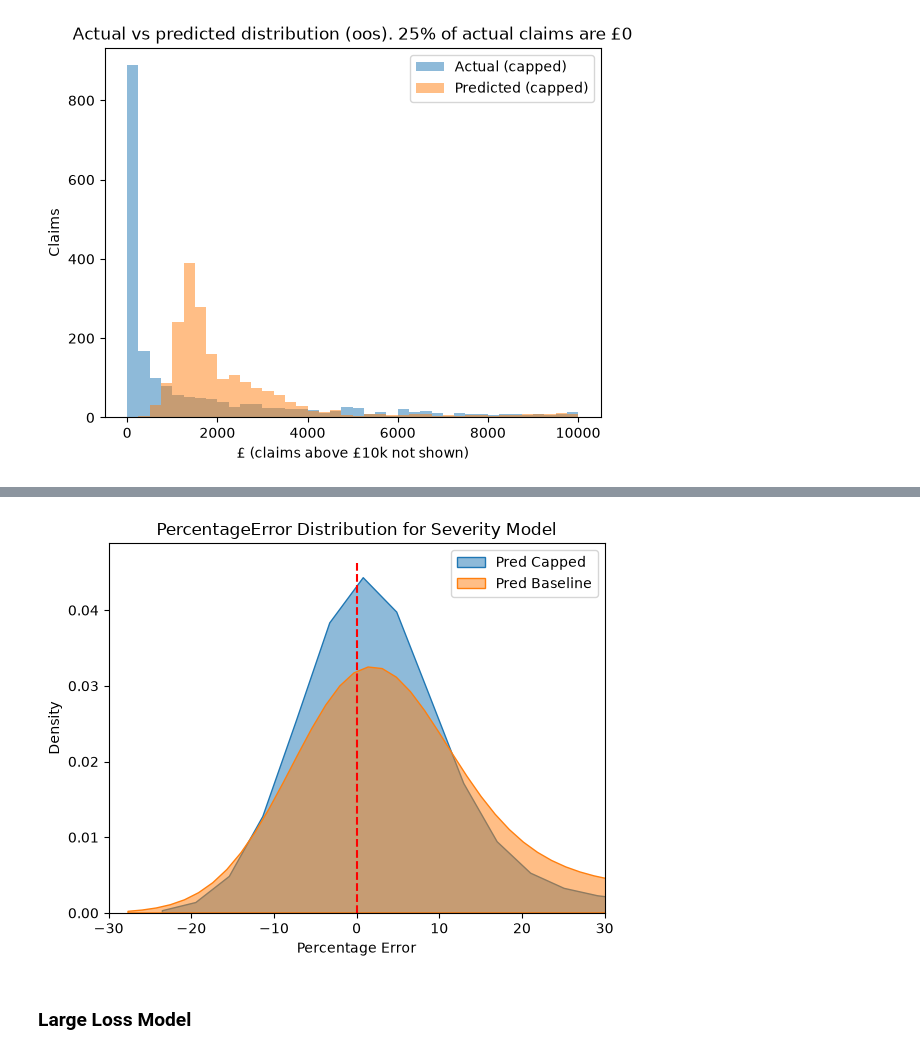
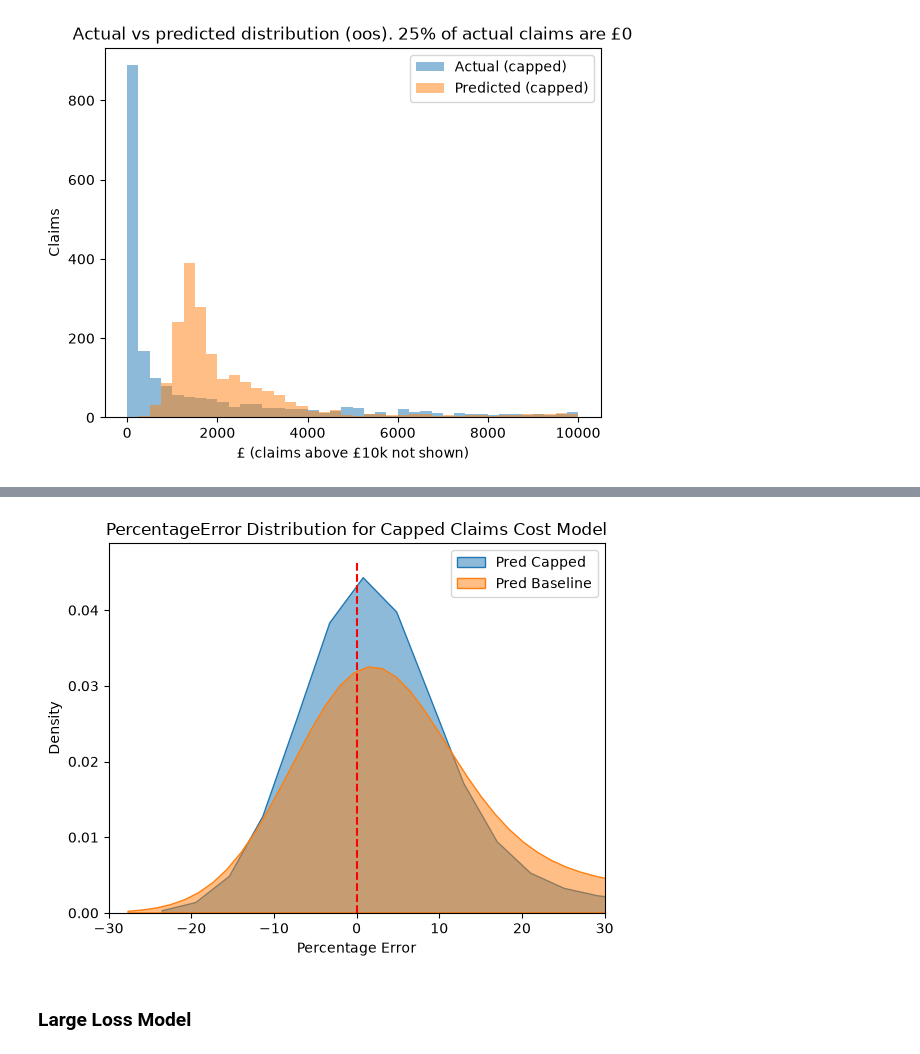
Before and after one commit to qusai238/fnol_modelling, a Jupyter notebook: notebooks/fnol_analysis.ipynb, the cells around one changed output, grey strips where cells are left out. Cells and saved outputs as stored; diff of their text form; code cells hidden in the pictures.

```diff
--- a/notebooks/fnol_analysis.ipynb
+++ b/notebooks/fnol_analysis.ipynb
@@ -625,16 +625,16 @@ plotByFactor(
 # %%
 # error distribution for pred_capped
 sns.kdeplot(x=(oos[config.PRED_CAPPED_COL] - oos[config.TARGET_CAPPED]) / oos[config.TARGET_CAPPED], fill=True, alpha=0.5)
-sns.kdeplot(x=(oos['pred_baseline'] - oos[config.TARGET_CAPPED]) / oos[config.TARGET_CAPPED], fill=True, alpha=0.5)
+sns.kdeplot(x=(oos[config.PRED_BASELINE_COL] - oos[config.TARGET_CAPPED]) / oos[config.TARGET_CAPPED], fill=True, alpha=0.5)
 plt.vlines(0, 0, plt.gca().get_ylim()[1], colors='red', linestyles='dashed')
 plt.legend(["Pred Capped", "Pred Baseline"])
-plt.title("PercentageError Distribution for Severity Model")
+plt.title("PercentageError Distribution for Capped Claims Cost Model")
 plt.xlabel("Percentage Error")
 plt.ylabel("Density")
 plt.xlim(-30, 30)
 plt.show()
 # %% [output]
-[figure, old version]
+[figure, new version]
 # %% [markdown]
 ### Large Loss Model
 # %%
```
Also changed, not shown: parts of 5 cells of this notebook.
